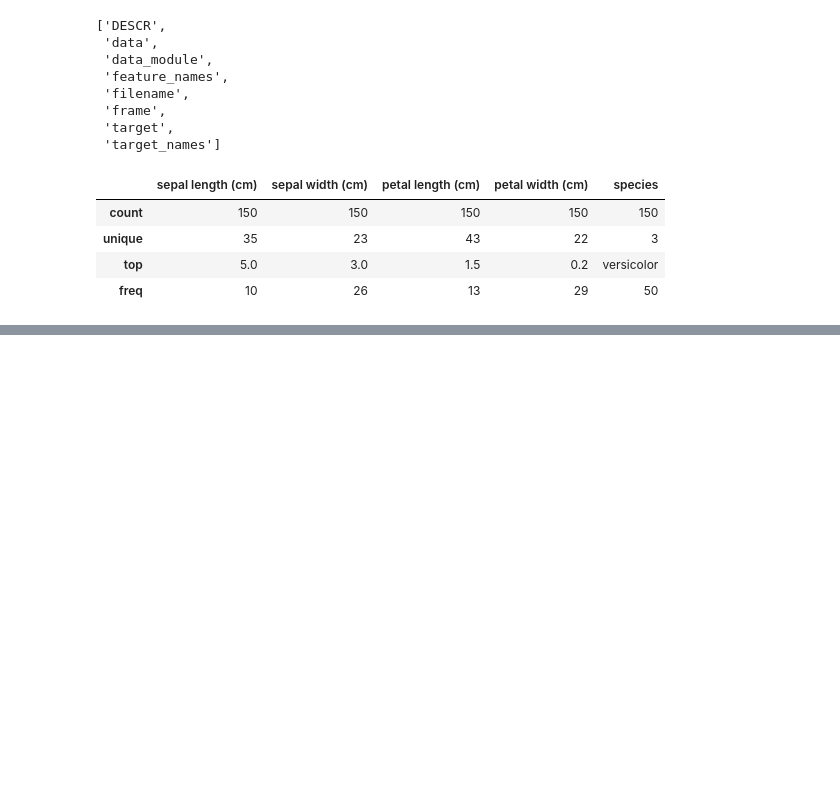
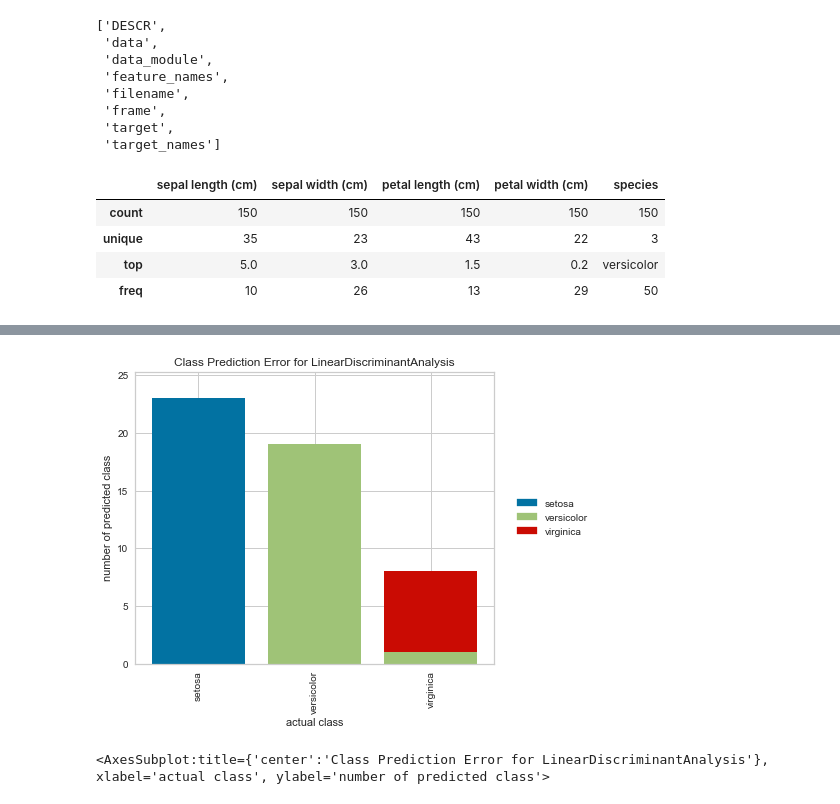
Before and after one commit to DavidDrumond/Python-portifolio, a Jupyter notebook: Iris Setosa/Iris_Setosa.ipynb, the cells around one changed output, grey strips where cells are left out. Saved outputs shown, nothing was run; the diff lists cells and outputs as text; code cells hidden in the pictures; blank space fills up the shorter version.

```diff
--- a/Iris Setosa/Iris_Setosa.ipynb
+++ b/Iris Setosa/Iris_Setosa.ipynb
@@ -114 +122,9 @@ visualizer.show()
 <AxesSubplot:title={'center':'LinearDiscriminantAnalysis Confusion Matrix'}, xlabel='Predicted Class', ylabel='True Class'>
+# %%
+visualizer = ClassPredictionError(clf, classes=fn)
+visualizer.fit(Xtrain, Ytrain)
+visualizer.score(Xtest, Ytest)
+visualizer.show()
+# %% [output]
+[figure, added]
+<AxesSubplot:title={'center':'Class Prediction Error for LinearDiscriminantAnalysis'}, xlabel='actual class', ylabel='number of predicted class'>
```
Also changed, not shown: parts of 10 cells of this notebook.
